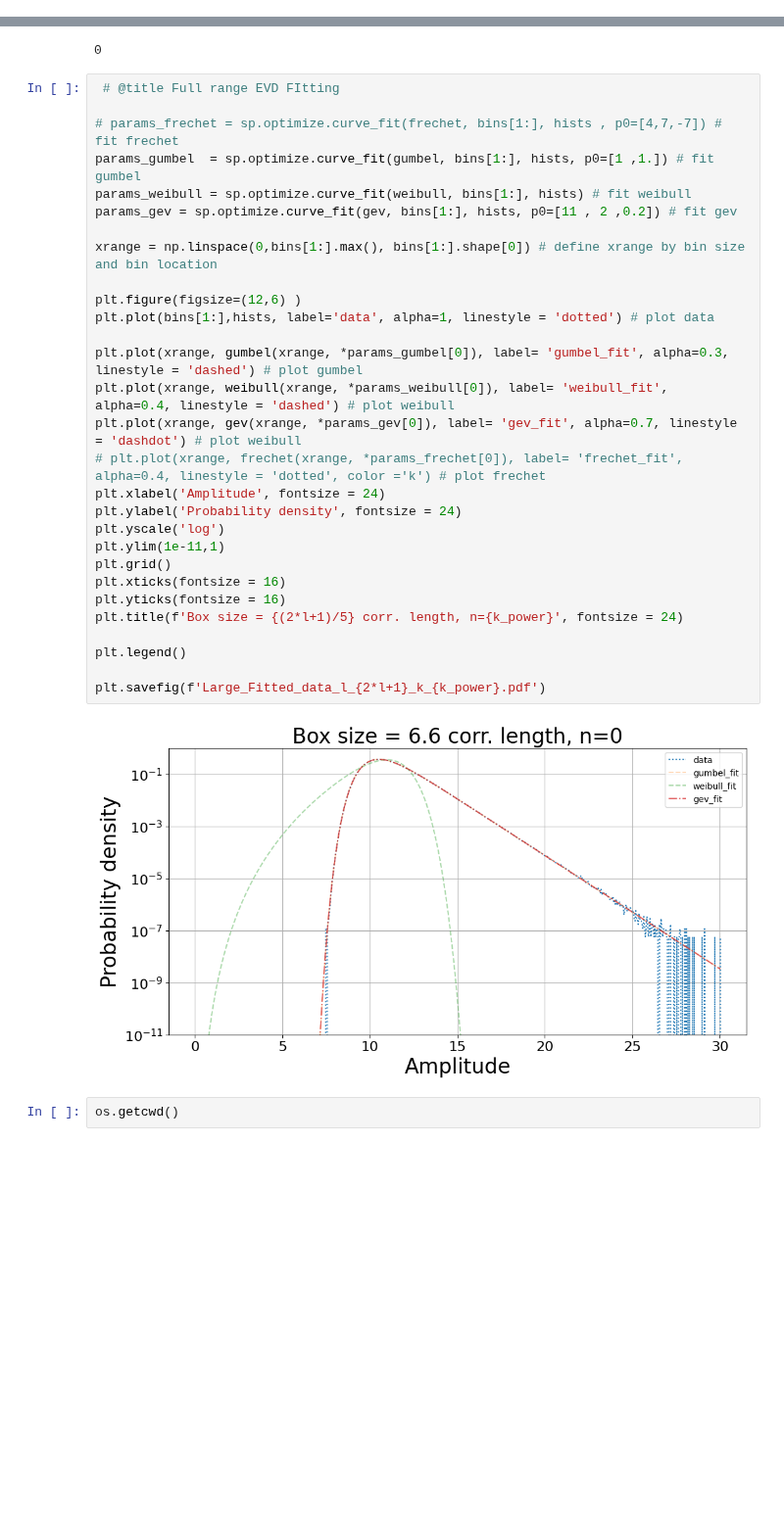
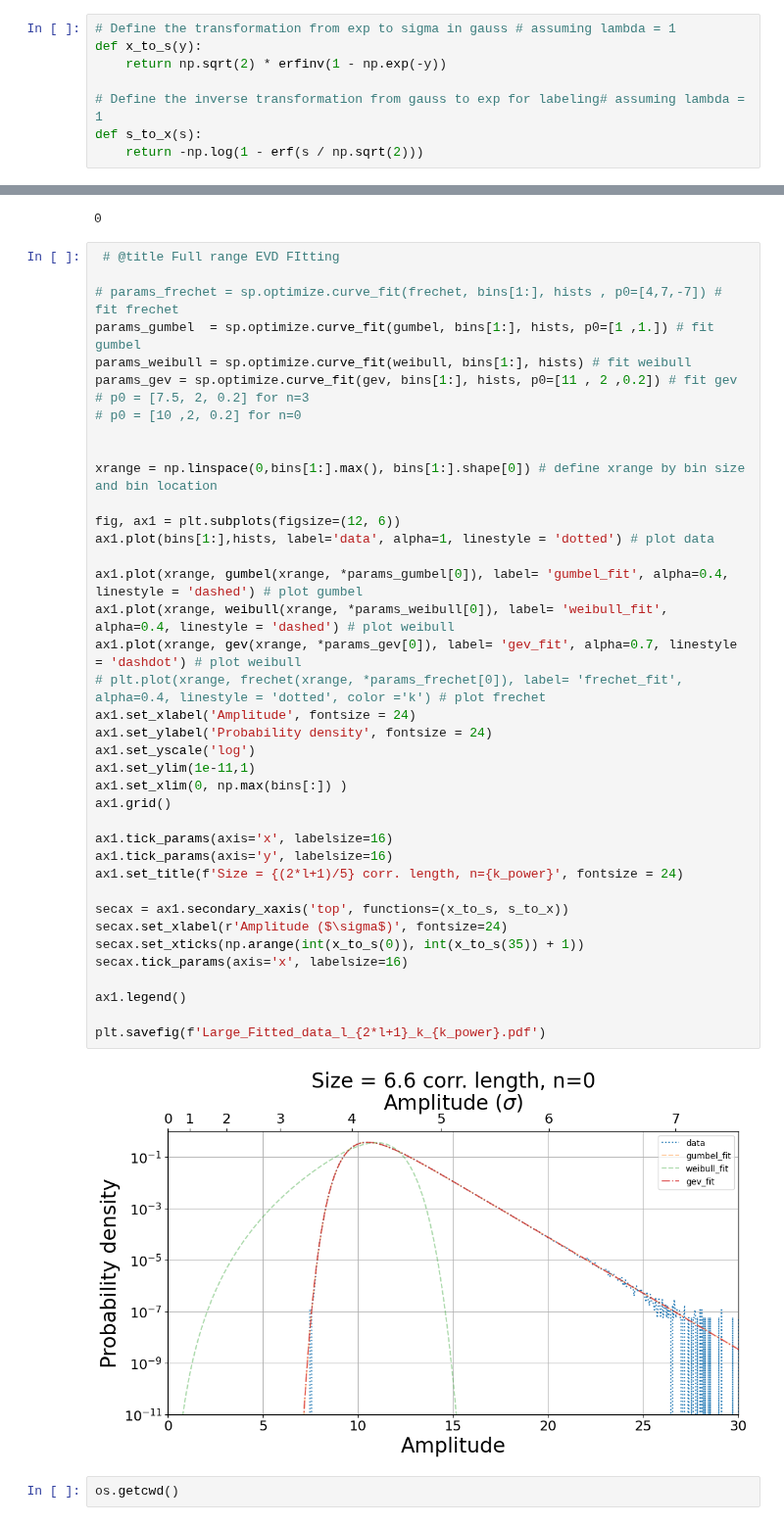
Before and after one commit to khchoi-physik/pbh_simulations, a Jupyter notebook: curve_fitting.ipynb, the cells around one changed output, grey strips where cells are left out. Shown at 98% size. Cells and saved outputs as stored; diff of their text form; blank space fills up the shorter version.

```diff
--- a/curve_fitting.ipynb
+++ b/curve_fitting.ipynb
@@ -316,6 +317,14 @@ l=16
 os.chdir(frechet_path)
 
 hists, bins = np.histogram(data, density =True, bins= bins_sizes)
+# %%
+# Define the transformation from exp to sigma in gauss # assuming lambda = 1
+def x_to_s(y):
+    return np.sqrt(2) * erfinv(1 - np.exp(-y))
+
+# Define the inverse transformation from gauss to exp for labeling# assuming lambda = 1
+def s_to_x(s):
+    return -np.log(1 - erf(s / np.sqrt(2)))
 # %%
 
 threshold = 14
@@ -359,34 +377,44 @@ k_power
 # %%
  # @title Full range EVD FItting
 
 # params_frechet = sp.optimize.curve_fit(frechet, bins[1:], hists , p0=[4,7,-7]) # fit frechet
 params_gumbel  = sp.optimize.curve_fit(gumbel, bins[1:], hists, p0=[1 ,1.]) # fit gumbel
 params_weibull = sp.optimize.curve_fit(weibull, bins[1:], hists) # fit weibull
 params_gev = sp.optimize.curve_fit(gev, bins[1:], hists, p0=[11 , 2 ,0.2]) # fit gev
+# p0 = [7.5, 2, 0.2] for n=3
+# p0 = [10 ,2, 0.2] for n=0
+
 
 xrange = np.linspace(0,bins[1:].max(), bins[1:].shape[0]) # define xrange by bin size and bin location
 
-plt.figure(figsize=(12,6) )
-plt.plot(bins[1:],hists, label='data', alpha=1, linestyle = 'dotted') # plot data
+fig, ax1 = plt.subplots(figsize=(12, 6))
+ax1.plot(bins[1:],hists, label='data', alpha=1, linestyle = 'dotted') # plot data
 
-plt.plot(xrange, gumbel(xrange, *params_gumbel[0]), label= 'gumbel_fit', alpha=0.3, linestyle = 'dashed') # plot gumbel
-plt.plot(xrange, weibull(xrange, *params_weibull[0]), label= 'weibull_fit', alpha=0.4, linestyle = 'dashed') # plot weibull
-plt.plot(xrange, gev(xrange, *params_gev[0]), label= 'gev_fit', alpha=0.7, linestyle = 'dashdot') # plot weibull
+ax1.plot(xrange, gumbel(xrange, *params_gumbel[0]), label= 'gumbel_fit', alpha=0.4, linestyle = 'dashed') # plot gumbel
+ax1.plot(xrange, weibull(xrange, *params_weibull[0]), label= 'weibull_fit', alpha=0.4, linestyle = 'dashed') # plot weibull
+ax1.plot(xrange, gev(xrange, *params_gev[0]), label= 'gev_fit', alpha=0.7, linestyle = 'dashdot') # plot weibull
 # plt.plot(xrange, frechet(xrange, *params_frechet[0]), label= 'frechet_fit', alpha=0.4, linestyle = 'dotted', color ='k') # plot frechet
-plt.xlabel('Amplitude', fontsize = 24)
-plt.ylabel('Probability density', fontsize = 24)
-plt.yscale('log')
-plt.ylim(1e-11,1)
-plt.grid()
-plt.xticks(fontsize = 16)
-plt.yticks(fontsize = 16)
-plt.title(f'Box size = {(2*l+1)/5} corr. length, n={k_power}', fontsize = 24)
+ax1.set_xlabel('Amplitude', fontsize = 24)
+ax1.set_ylabel('Probability density', fontsize = 24)
+ax1.set_yscale('log')
+ax1.set_ylim(1e-11,1)
+ax1.set_xlim(0, np.max(bins[:]) )
+ax1.grid()
 
-plt.legend()
+ax1.tick_params(axis='x', labelsize=16)
+ax1.tick_params(axis='y', labelsize=16)
+ax1.set_title(f'Size = {(2*l+1)/5} corr. length, n={k_power}', fontsize = 24)
+
+secax = ax1.secondary_xaxis('top', functions=(x_to_s, s_to_x))
+secax.set_xlabel(r'Amplitude ($\sigma$)', fontsize=24)
+secax.set_xticks(np.arange(int(x_to_s(0)), int(x_to_s(35)) + 1))
+secax.tick_params(axis='x', labelsize=16)
+
+ax1.legend()
 
 plt.savefig(f'Large_Fitted_data_l_{2*l+1}_k_{k_power}.pdf')
 # %% [output]
-[figure, old version]
+[figure, new version]
 # %%
 os.getcwd()
 # %% [output]
```
Also changed, not shown: parts of 4 cells of this notebook.
